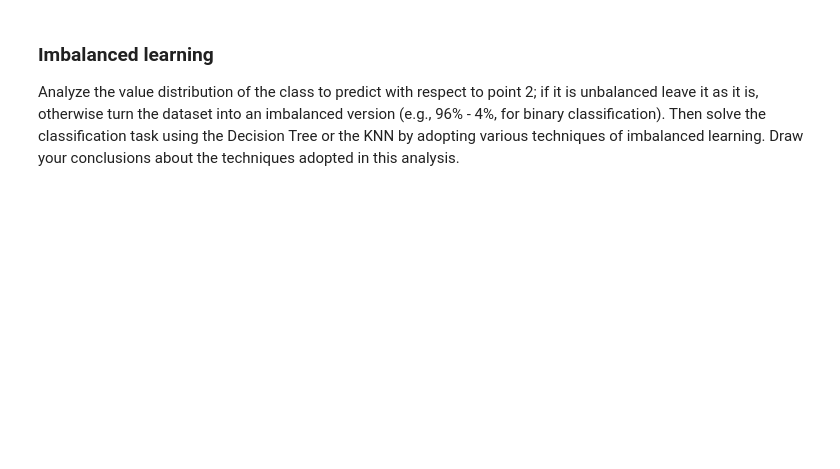
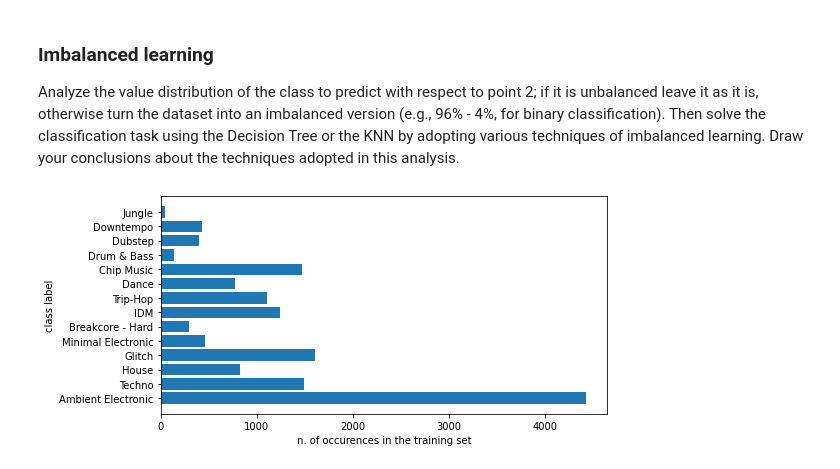
Before and after one commit to philvec/DM2_Project, a Jupyter notebook: Module 1.ipynb, the cells around one changed output. Cells and saved outputs as stored; diff of their text form; code cells hidden in the pictures; blank space fills up the shorter version.

```diff
--- a/Module 1.ipynb
+++ b/Module 1.ipynb
@@ -6,0 +38,8 @@ Define one or more (simple) classification tasks and solve it with Decision Tree
+# %%
+# 15 = Electronic
+parent_genre = 15
+
+selected_genres = genres.index[genres["parent"] == parent_genre].tolist()
+selected_genre_names = {genres["title"].loc[idx]: idx for idx in selected_genres}
+class_names = list(selected_genre_names.keys())
+selected_genre_names
@@ -11,3 +229,12 @@ Identify the top 1\% outliers: adopt at least three different methods from diffe
 ### Imbalanced learning
 Analyze the value distribution of the class to predict with respect to point 2; if it is unbalanced leave it as it is, otherwise turn the dataset into an imbalanced version (e.g., 96\% - 4\%, for binary classification). Then solve the classification task using the Decision Tree or the KNN by adopting various techniques of imbalanced learning.
 Draw your conclusions about the techniques adopted in this analysis.
+# %%
+unique, counts = np.unique(y_train, return_counts=True)
+plt.figure(figsize=(8, 4))
+plt.barh([list(selected_genre_names.keys())[idx] for idx in unique], counts)
+plt.ylabel('class label')
+plt.xlabel('n. of occurences in the training set')
+plt.show()
+# %% [output]
+[figure, added]
```
Also changed, not shown: parts of 13 cells of this notebook, 49 other files.
